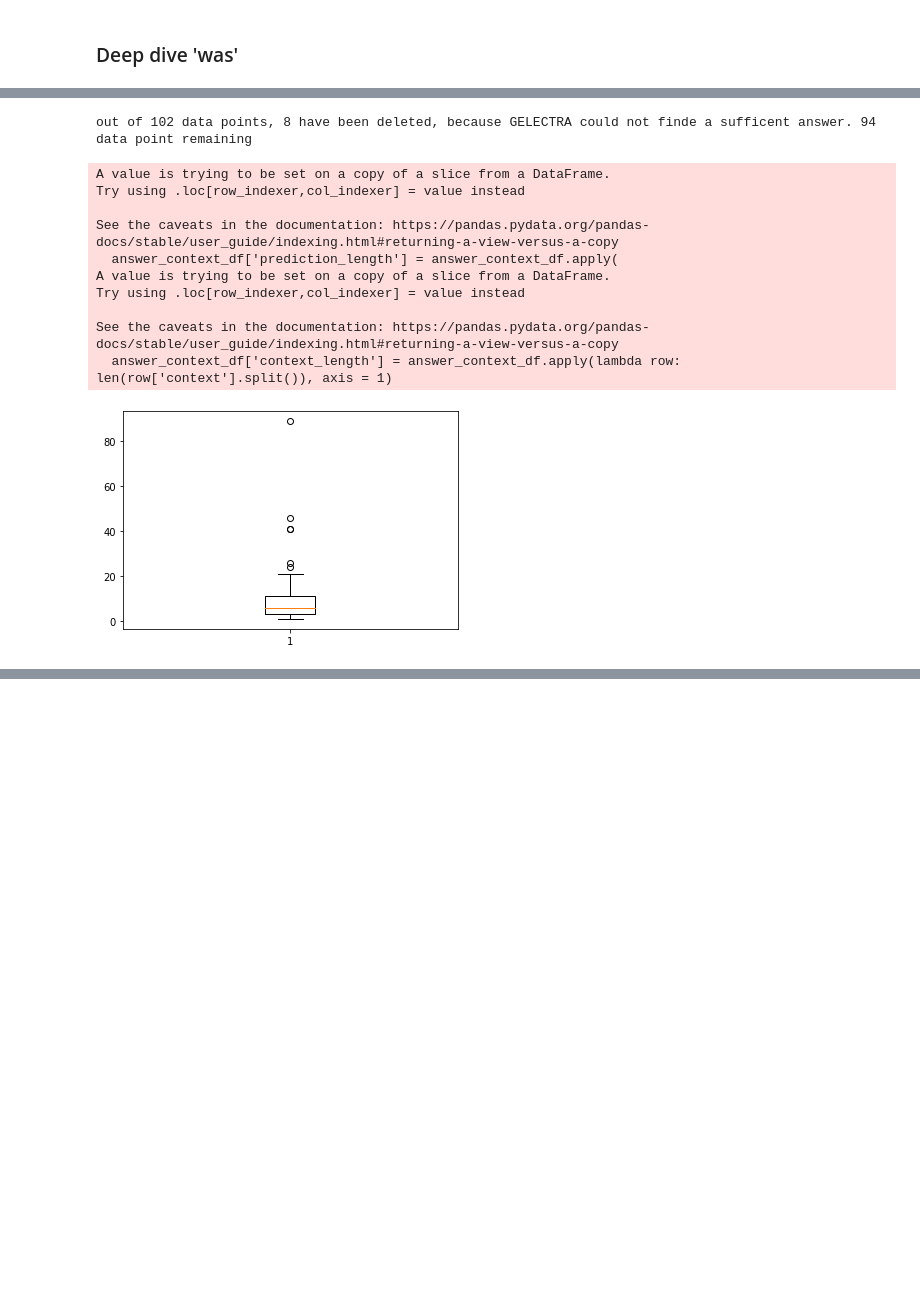
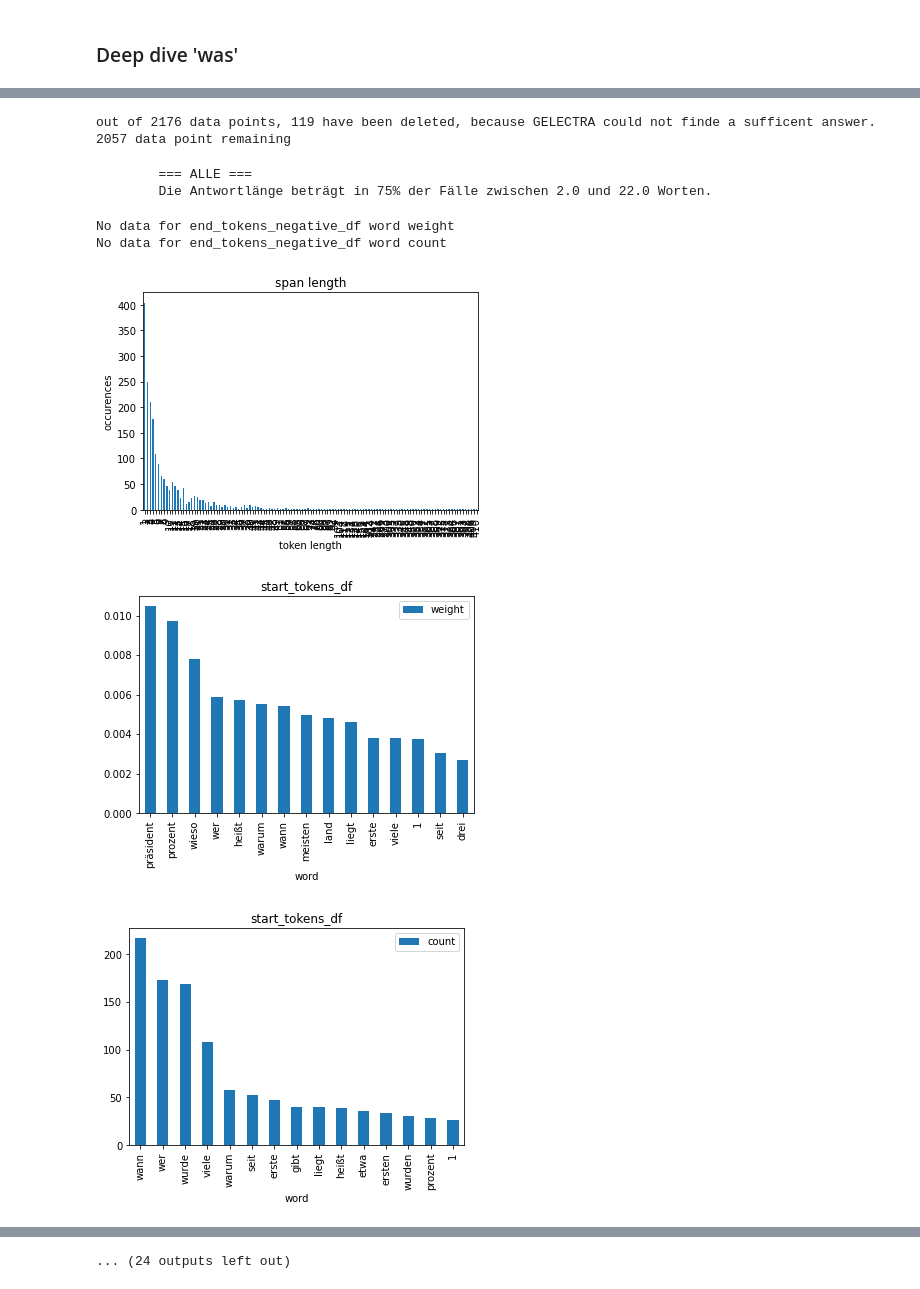
Before and after one commit to stefan-beuchert/GELECTRA_XAI, a Jupyter notebook: Data_Analysis/Different_question_types.ipynb, the cells around one changed output, grey strips where cells are left out. Drawn from its saved outputs; the diff is of its cells as text; code cells hidden in the pictures; blank space fills up the shorter version.

```diff
--- a/Data_Analysis/Different_question_types.ipynb
+++ b/Data_Analysis/Different_question_types.ipynb
@@ -159,17 +164,17 @@ was_questions.head(3)
 # %%
-was_explanation = ExplanationObjectForQuestionType('was', was_questions)
+explanation = ExplanationObjectForQuestionType('alle', data_df)
 # %% [output]
-out of 102 data points, 8 have been deleted, because GELECTRA could not finde a sufficent answer. 94 data point remaining
+out of 2176 data points, 119 have been deleted, because GELECTRA could not finde a sufficent answer. 2057 data point remaining
-A value is trying to be set on a copy of a slice from a DataFrame.
-Try using .loc[row_indexer,col_indexer] = value instead
-
-See the caveats in the documentation: https://pandas.pydata.org/pandas-docs/stable/user_guide/indexing.html#returning-a-view-versus-a-copy
-  answer_context_df['prediction_length'] = answer_context_df.apply(
-A value is trying to be set on a copy of a slice from a DataFrame.
-Try using .loc[row_indexer,col_indexer] = value instead
-
-See the caveats in the documentation: https://pandas.pydata.org/pandas-docs/stable/user_guide/indexing.html#returning-a-view-versus-a-copy
-  answer_context_df['context_length'] = answer_context_df.apply(lambda row: len(row['context'].split()), axis = 1)
-[figure, removed]
 # %%
-#was_explanation.visualize()
+print(explanation)
+# %% [output]
+        === ALLE ===
+        Die Antwortlänge beträgt in 75% der Fälle zwischen 2.0 und 22.0 Worten.
+# %%
+explanation.visualize()
+# %% [output]
+No data for end_tokens_negative_df word weight
+No data for end_tokens_negative_df word count
+[figure, added]
+[figure, added]
+[figure, added]
@@ -175,0 +189 @@ See the caveats in the documentation: https://pandas.pydata.org/pandas-docs/stab
+... (24 outputs left out)
```
Also changed, not shown: parts of 21 cells of this notebook, 4 other files.
